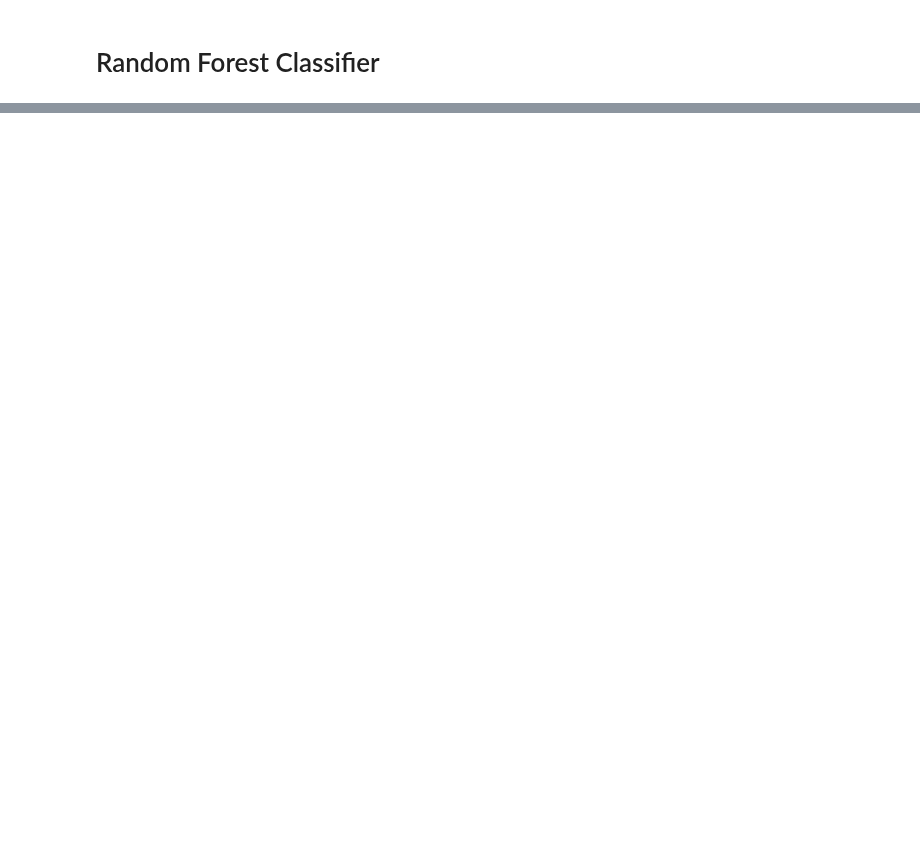
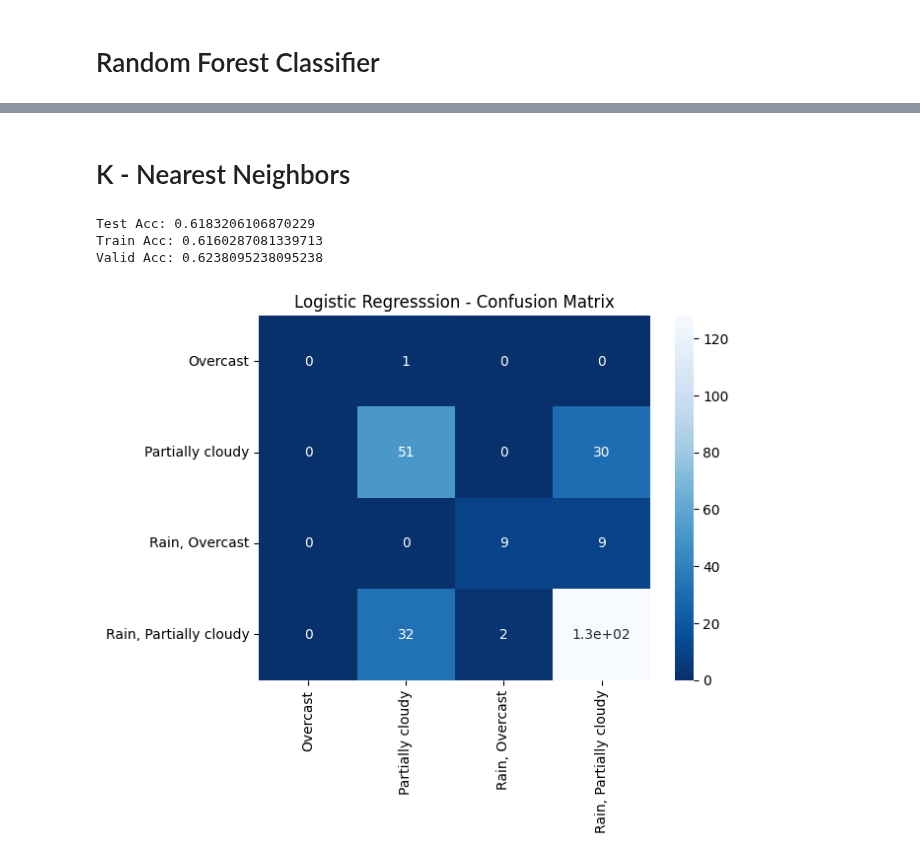
Before and after one commit to alaricespina/Thesis-Repository, a Jupyter notebook: Final Model Files/ClassWise.ipynb, the cells around one changed output, grey strips where cells are left out. Drawn from its saved outputs; the diff is of its cells as text; code cells hidden in the pictures; blank space fills up the shorter version.

```diff
--- a/Final Model Files/ClassWise.ipynb
+++ b/Final Model Files/ClassWise.ipynb
@@ -250,0 +216,45 @@ accuracy_score(y_test, y_preds), precision_score(y_test, y_preds, average=None),
+# %% [markdown]
+# K - Nearest Neighbors
+# %%
+from sklearn.preprocessing import StandardScaler
+from sklearn.neighbors import KNeighborsClassifier
+
+# Standard Scaler for KNN
+SS = StandardScaler()
+
+# Standard Scaled Train Set
+X_train_SS = SS.fit_transform(X_train)
+
+# Standard Scaled Test Set
+X_test_SS = SS.transform(X_test)
+
+# KNN Object
+KNN = KNeighborsClassifier()
+
+# Fit Data
+KNN.fit(X_train_SS, y_train)
+
+# Evaluate (Only accuracy) on test set
+accuracy = KNN.score(X_test, y_test)
+accuracy_t = KNN.score(X_train, y_train)
+accuracy_v = KNN.score(X_valid, y_valid)
+
+print(f"Test Acc: {accuracy}\nTrain Acc: {accuracy_t}\nValid Acc: {accuracy_v}")
+
+# Predict Using Model
+y_preds = KNN.predict(X_test_SS)
+
+CM = confusion_matrix(y_test, y_preds)
+ax = plt.subplot()
+ax.set_title("Logistic Regresssion - Confusion Matrix")
+sn.heatmap(CM, annot=True, cmap="Blues_r", ax=ax)
+ax.xaxis.set_ticklabels(lm)
+ax.yaxis.set_ticklabels(lm)
+plt.xticks(rotation=90)
+plt.yticks(rotation=0)
+plt.show()
+# %% [output]
+Test Acc: 0.6183206106870229
+Train Acc: 0.6160287081339713
+Valid Acc: 0.6238095238095238
+[figure, added]
```
Also changed, not shown: parts of 27 cells of this notebook, 3 other files.
